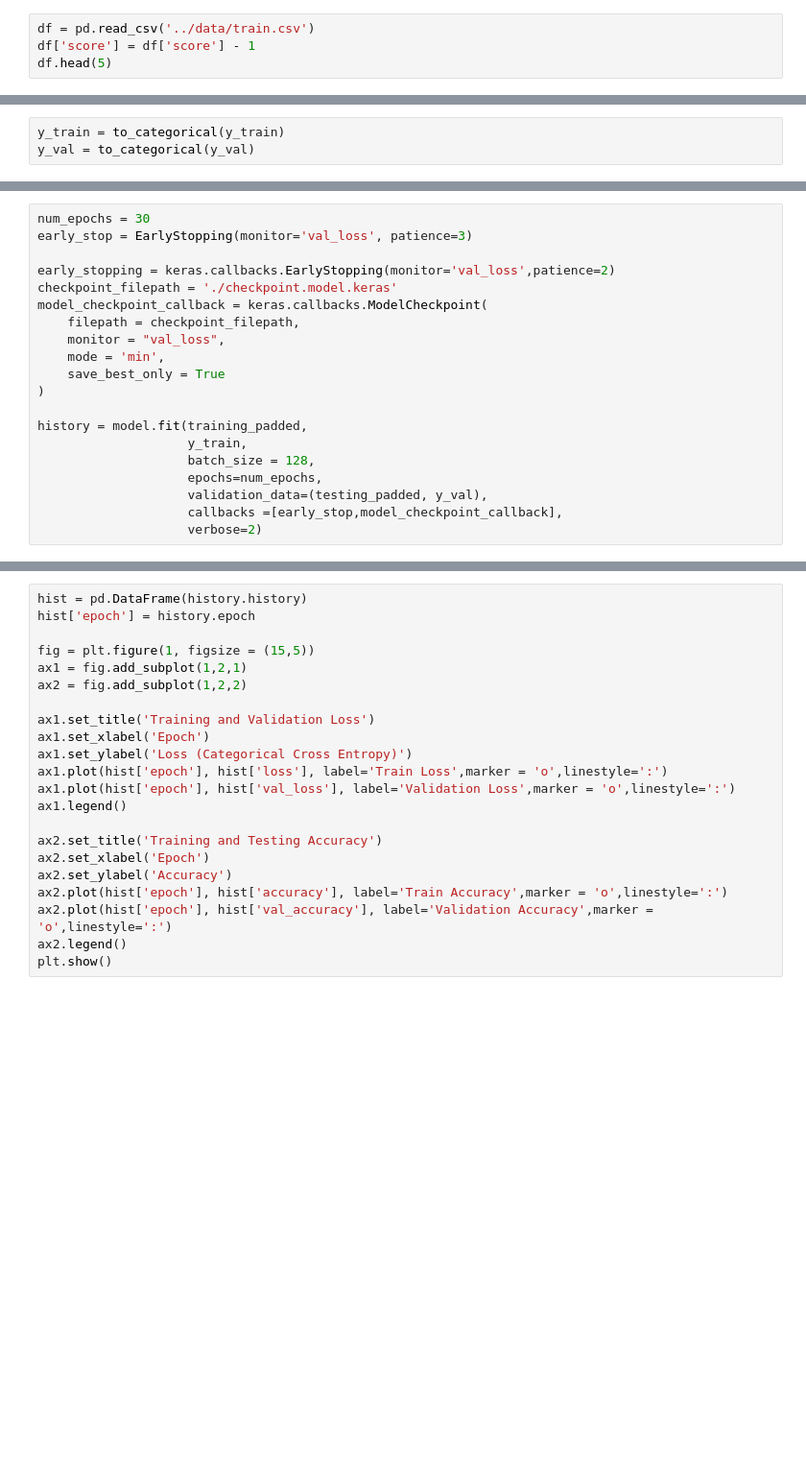
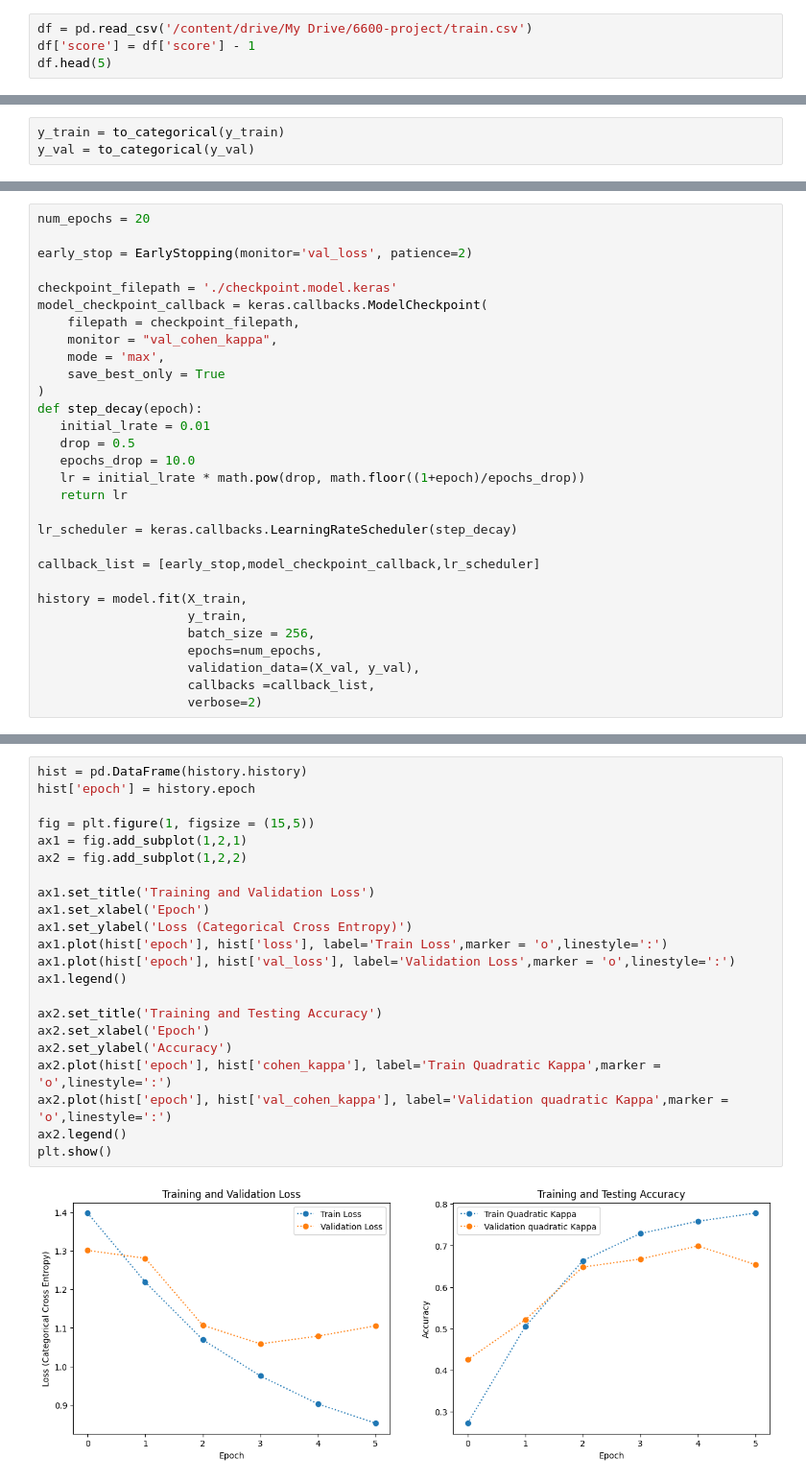
Before and after one commit to joycetaoyuuu/dsan-6600, a Jupyter notebook: code/benchmark_LSTM.ipynb, the cells around one changed output, grey strips where cells are left out. Shown: that part at 96% size. Cells and saved outputs as stored; diff of their text form; blank space fills up the shorter version.

```diff
--- a/code/benchmark_LSTM.ipynb
+++ b/code/benchmark_LSTM.ipynb
@@ -20,5 +30,5 @@ from keras.utils import to_categorical
 # %%
-df = pd.read_csv('../data/train.csv')
+df = pd.read_csv('/content/drive/My Drive/6600-project/train.csv')
 df['score'] = df['score'] - 1
 df.head(5)
 # %% [output]
@@ -97,21 +102,31 @@ _________________________________________________________________
 # %%
-num_epochs = 30
-early_stop = EarlyStopping(monitor='val_loss', patience=3)
+num_epochs = 20
 
-early_stopping = keras.callbacks.EarlyStopping(monitor='val_loss',patience=2)
+early_stop = EarlyStopping(monitor='val_loss', patience=2)
+
 checkpoint_filepath = './checkpoint.model.keras'
 model_checkpoint_callback = keras.callbacks.ModelCheckpoint(
     filepath = checkpoint_filepath,
-    monitor = "val_loss",
-    mode = 'min',
+    monitor = "val_cohen_kappa",
+    mode = 'max',
     save_best_only = True
 )
+def step_decay(epoch):
+   initial_lrate = 0.01
+   drop = 0.5
+   epochs_drop = 10.0
+   lr = initial_lrate * math.pow(drop, math.floor((1+epoch)/epochs_drop))
+   return lr
 
-history = model.fit(training_padded,
+lr_scheduler = keras.callbacks.LearningRateScheduler(step_decay)
+
+callback_list = [early_stop,model_checkpoint_callback,lr_scheduler]
+
+history = model.fit(X_train,
                     y_train,
-                    batch_size = 128,
+                    batch_size = 256,
                     epochs=num_epochs,
-                    validation_data=(testing_padded, y_val),
-                    callbacks =[early_stop,model_checkpoint_callback],
+                    validation_data=(X_val, y_val),
+                    callbacks =callback_list,
                     verbose=2)
 # %% [output]
@@ -121,23 +145,25 @@ KeyboardInterrupt:
 # %%
 hist = pd.DataFrame(history.history)
 hist['epoch'] = history.epoch
 
 fig = plt.figure(1, figsize = (15,5))
 ax1 = fig.add_subplot(1,2,1)
 ax2 = fig.add_subplot(1,2,2)
 
 ax1.set_title('Training and Validation Loss')
 ax1.set_xlabel('Epoch')
 ax1.set_ylabel('Loss (Categorical Cross Entropy)')
 ax1.plot(hist['epoch'], hist['loss'], label='Train Loss',marker = 'o',linestyle=':')
 ax1.plot(hist['epoch'], hist['val_loss'], label='Validation Loss',marker = 'o',linestyle=':')
 ax1.legend()
 
 ax2.set_title('Training and Testing Accuracy')
 ax2.set_xlabel('Epoch')
 ax2.set_ylabel('Accuracy')
-ax2.plot(hist['epoch'], hist['accuracy'], label='Train Accuracy',marker = 'o',linestyle=':')
-ax2.plot(hist['epoch'], hist['val_accuracy'], label='Validation Accuracy',marker = 'o',linestyle=':')
+ax2.plot(hist['epoch'], hist['cohen_kappa'], label='Train Quadratic Kappa',marker = 'o',linestyle=':')
+ax2.plot(hist['epoch'], hist['val_cohen_kappa'], label='Validation quadratic Kappa',marker = 'o',linestyle=':')
 ax2.legend()
 plt.show()
+# %% [output]
+[figure, added]
 # %%
```
Also changed, not shown: parts of 15 cells of this notebook.
